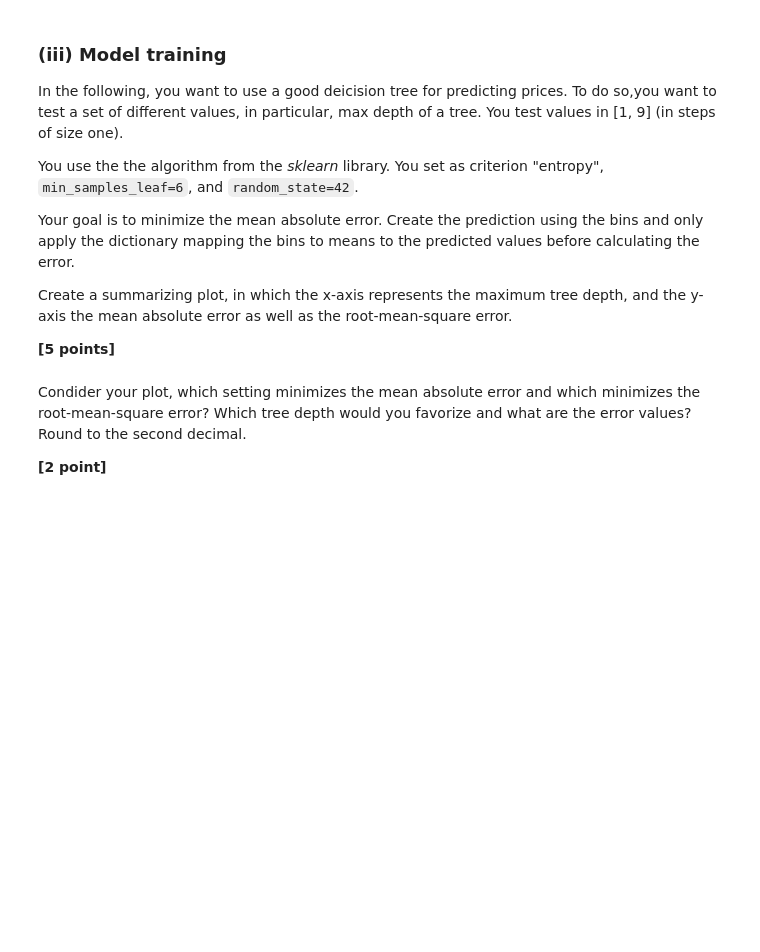
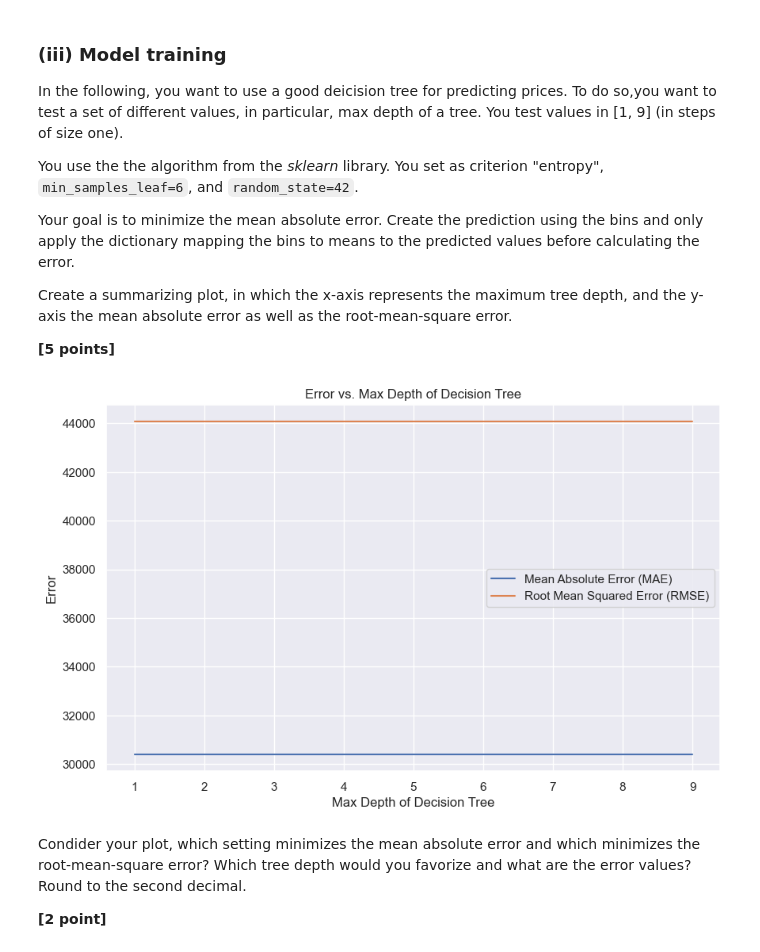
Before and after one commit to sillyduckyluck/IDS_Winning_team, a Jupyter notebook: Part_1/IDS_WS23_Assignment_part_1-student_updated.ipynb, the cells around one changed output. Cells and saved outputs as stored; diff of their text form; code cells hidden in the pictures; blank space fills up the shorter version.

```diff
--- a/Part_1/IDS_WS23_Assignment_part_1-student_updated.ipynb
+++ b/Part_1/IDS_WS23_Assignment_part_1-student_updated.ipynb
@@ -424,0 +470,15 @@ You predicted a price range for cars. However, since you cannot enter a price ra
+# %%
+bin_to_mean_dict = {f"({price_bins[i]}, {price_bins[i+1]}]": (price_bins[i] + price_bins[i+1]) / 2 for i in range(len(price_bins)-1)}
+print(bin_to_mean_dict)
+
+
+#values for intervals
+price_bins = [1800, 10000, 20000, 30000, 40000, 50000, 60000, 80000, 100000, 120000, 140000, 160000, 180000, 220000]
+
+def calculate_mean(interval):
+    start = interval.left
+    end = interval.right
+    return int((start + end) / 2)
+
+bin_to_mean_dict = {pd.Interval(left=price_bins[i], right=price_bins[i+1]): calculate_mean(pd.Interval(left=price_bins[i], right=price_bins[i+1])) for i in range(len(price_bins)-1)}
+print(bin_to_mean_dict)
@@ -460,3 +541,52 @@ from sklearn import tree
+# %%
+from sklearn.metrics import mean_absolute_error, mean_squared_error
+from sklearn import tree
+
+
+import matplotlib.pyplot as plt
+from sklearn.tree import DecisionTreeRegressor
+from sklearn.metrics import mean_absolute_error, mean_squared_error
+import numpy as np
+
+
+mae_values = []
+rmse_values = []
+
+
+
+for depth in max_depths:
+
+    model = tree.DecisionTreeClassifier(criterion='entropy', min_samples_leaf=6, random_state=42)
+    #WHY WON'T YOU ACCEPT BINS AS A PREDICTION REEEEEEEEEEEE
+    model.fit(X_train, y_train)
+
+    y_pred_bins = model.predict(X_test)
+    encoder.fit(df.Price_Bins.unique().to_numpy().reshape(-1, 1))
+    y_pred_bins = encoder.inverse_transform(y_pred_bins)
+    y_test_reversed = encoder.inverse_transform(y_test)
+    y_pred = np.array([bin_to_mean_dict.get(bin[0]) for bin in y_pred_bins])
+
+    y_true = np.array([bin_to_mean_dict.get(bin[0]) for bin in y_test_reversed])
+    y_pred_asfloat = y_pred.astype(float)
+    y_pred_asfloat = np.nan_to_num(y_pred_asfloat)
+
+    mae = mean_absolute_error(y_true, y_pred_asfloat)
+    rmse = np.sqrt(mean_squared_error(y_true, y_pred_asfloat))
+
+    mae_values.append(mae)
+    rmse_values.append(rmse)
+
+plt.figure(figsize=(10, 6))
+plt.plot(max_depths, mae_values, label='Mean Absolute Error (MAE)')
+plt.plot(max_depths, rmse_values, label='Root Mean Squared Error (RMSE)')
+plt.xlabel('Max Depth of Decision Tree')
+plt.ylabel('Error')
+plt.title('Error vs. Max Depth of Decision Tree')
+plt.legend()
+plt.grid(True)
+plt.show()
+# %% [output]
+[figure, added]
 # %% [markdown]
 Condider your plot, which setting minimizes the mean absolute error and which minimizes the root-mean-square error? Which tree depth would you favorize and what are the error values? Round to the second decimal.
 
```
Also changed, not shown: parts of 24 cells of this notebook, 11 other files.
